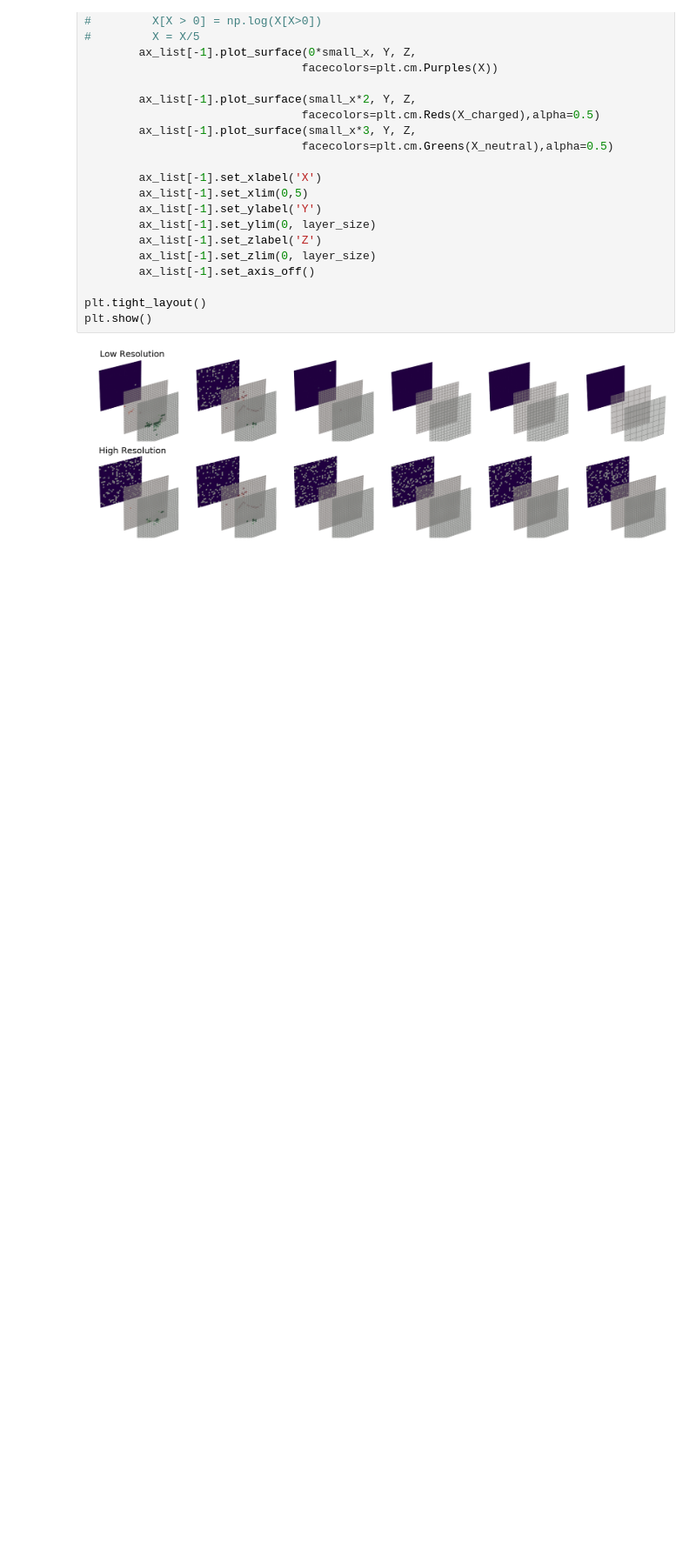
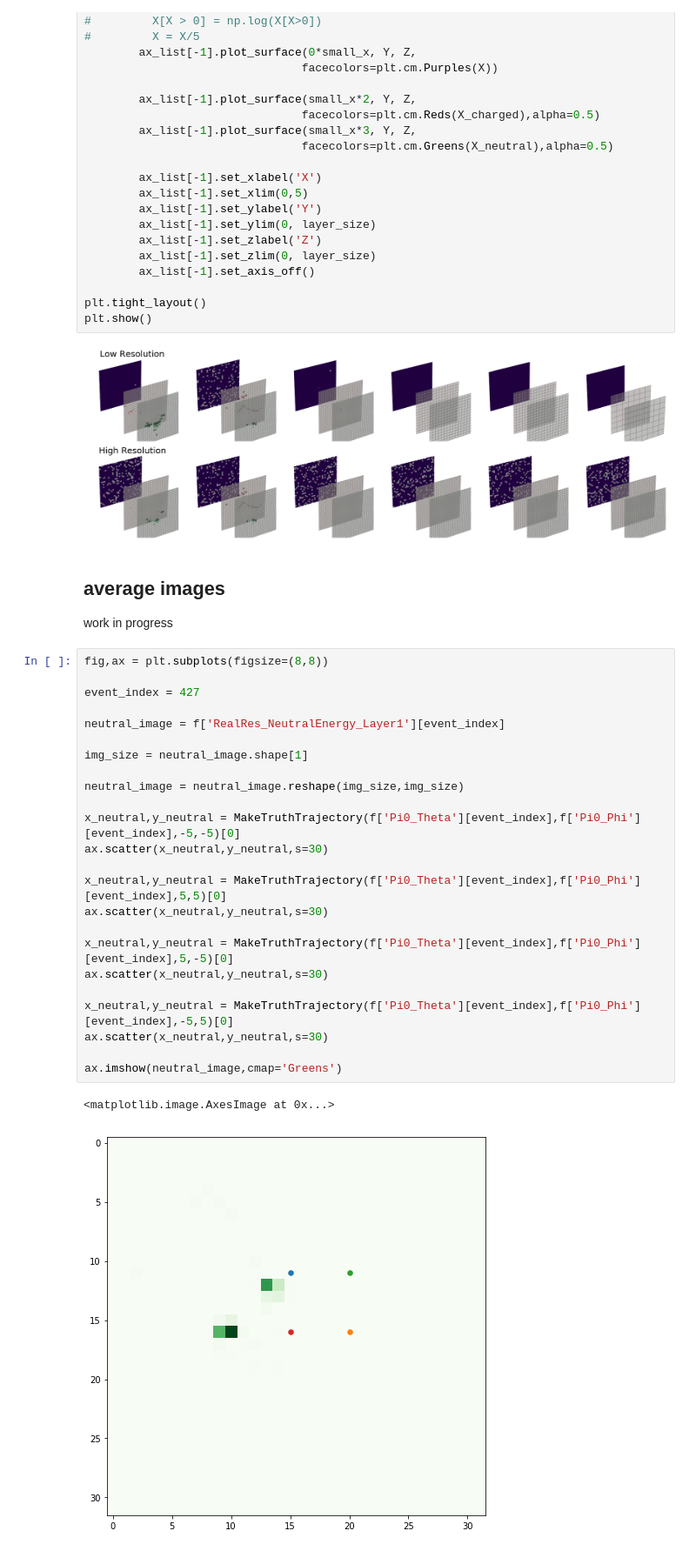
Before and after one commit to sanmayphy/ENERGYFLOW_ML, a Jupyter notebook: DataExploration/Data_Exploration.ipynb, the cells around one changed output. Shown at 87% size. Cells and saved outputs as stored; diff of their text form; blank space fills up the shorter version.

```diff
--- a/DataExploration/Data_Exploration.ipynb
+++ b/DataExploration/Data_Exploration.ipynb
@@ -108,3 +129,34 @@ plt.tight_layout()
 plt.show()
 # %% [output]
 [figure]
+# %% [markdown]
+## average images
+
+work in progress
+# %%
+fig,ax = plt.subplots(figsize=(8,8))
+
+event_index = 427
+
+neutral_image = f['RealRes_NeutralEnergy_Layer1'][event_index]
+
+img_size = neutral_image.shape[1]
+
+neutral_image = neutral_image.reshape(img_size,img_size)
+
+x_neutral,y_neutral = MakeTruthTrajectory(f['Pi0_Theta'][event_index],f['Pi0_Phi'][event_index],-5,-5)[0]
+ax.scatter(x_neutral,y_neutral,s=30)
+
+x_neutral,y_neutral = MakeTruthTrajectory(f['Pi0_Theta'][event_index],f['Pi0_Phi'][event_index],5,5)[0]
+ax.scatter(x_neutral,y_neutral,s=30)
+
+x_neutral,y_neutral = MakeTruthTrajectory(f['Pi0_Theta'][event_index],f['Pi0_Phi'][event_index],5,-5)[0]
+ax.scatter(x_neutral,y_neutral,s=30)
+
+x_neutral,y_neutral = MakeTruthTrajectory(f['Pi0_Theta'][event_index],f['Pi0_Phi'][event_index],-5,5)[0]
+ax.scatter(x_neutral,y_neutral,s=30)
+
+ax.imshow(neutral_image,cmap='Greens')
+# %% [output]
+<matplotlib.image.AxesImage at 0x...>
+[figure, added]
```
Also changed, not shown: parts of 7 cells of this notebook, 3 other files.
